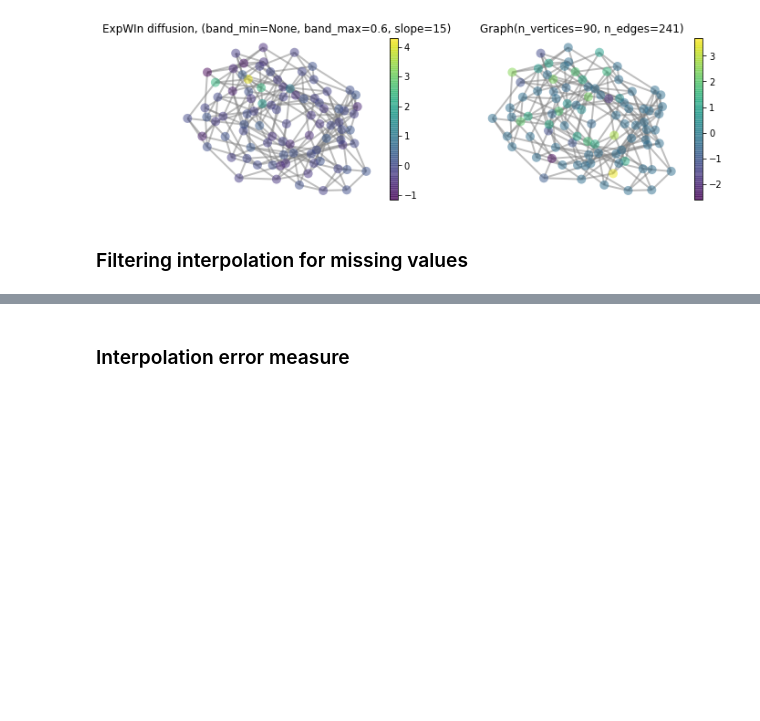
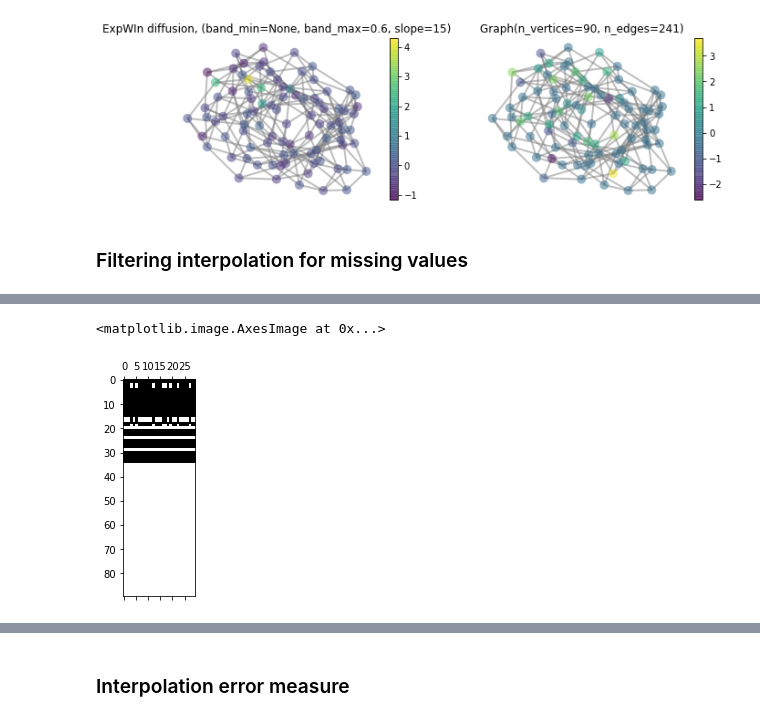
Before and after one commit to raphaelreiss/Network_tour_of_mice_genetics, a Jupyter notebook: Graph_Analysis_Mice_Genetics.ipynb, the cells around one changed output, grey strips where cells are left out. Drawn from its saved outputs; the diff is of its cells as text; code cells hidden in the pictures; blank space fills up the shorter version.

```diff
--- a/Graph_Analysis_Mice_Genetics.ipynb
+++ b/Graph_Analysis_Mice_Genetics.ipynb
@@ -785,0 +797,14 @@ array([[7.168     , 9.642     , 7.325     , ..., 9.883     , 7.106     ,
+# %%
+from pygsp import graphs, filters, learning
+import matplotlib.pyplot as plt
+
+# Load GB selected features features
+gene_expression_df = pd.read_pickle("data/pickle/gene_expression_df.pkl")
+top_variance_signal = gene_expression_df.loc[:, top_variance_features]
+
+# Build a graph
+weighted_adj = adjacency_subset(genotype_df, GB_features.index, 'cosine')
+pygsp_weighted_graph = graphs.Graph(weighted_adj, 'normalized')
+
+# Measures
+measures = top_variance_signal.values
@@ -785,0 +854,5 @@ array([[7.168     , 9.642     , 7.325     , ..., 9.883     , 7.106     ,
+# %%
+plt.spy(measures)
+# %% [output]
+<matplotlib.image.AxesImage at 0x...>
+[figure, added]
```
Also changed, not shown: parts of 14 cells of this notebook.
